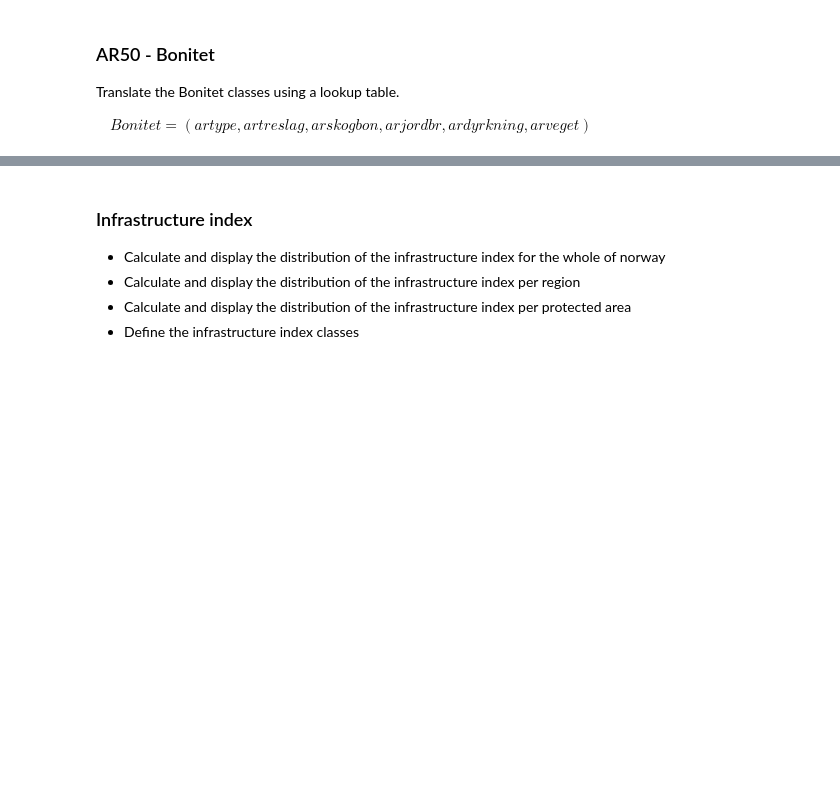
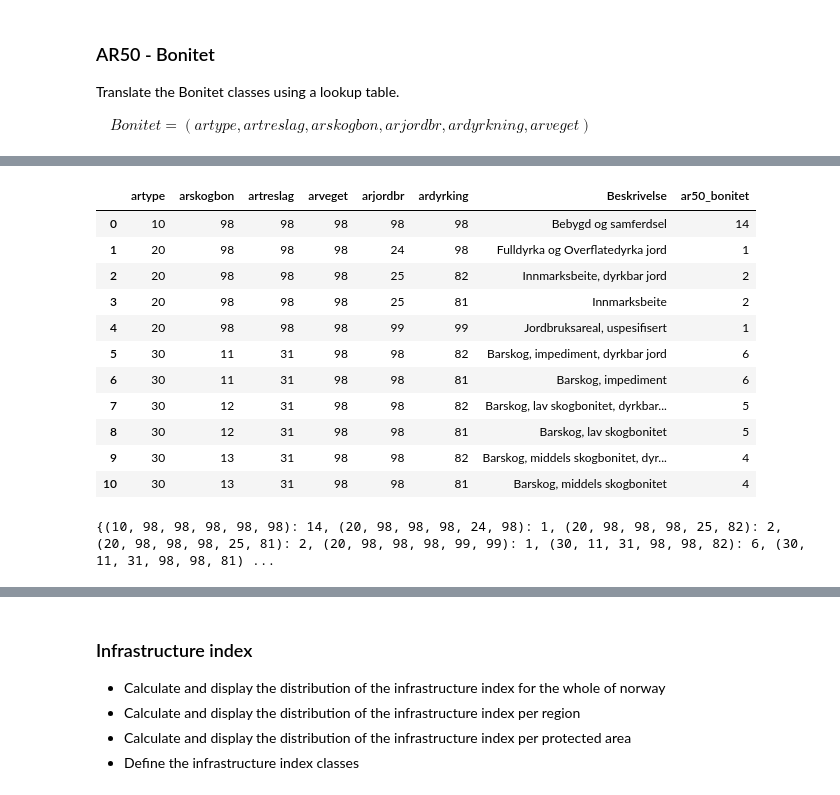
Before and after one commit to ac-willeke/pygdal-geo-engineer, a Jupyter notebook: notebooks/2024.01_conservation_and_preservation.ipynb, the cells around one changed output, grey strips where cells are left out. Cells and saved outputs as stored; diff of their text form; code cells hidden in the pictures; blank space fills up the shorter version.

Commit message:
update: lookup table functions

```diff
--- a/notebooks/2024.01_conservation_and_preservation.ipynb
+++ b/notebooks/2024.01_conservation_and_preservation.ipynb
@@ -206,48 +260,47 @@ print_layer_schema(lyr)
 # %%
 # lookup table
 lookup_csv = os.path.join(data_path, "AR50_bonitet_lookup.csv")
 lookup_df = pd.read_csv(lookup_csv)
 
 # rename cols to correspond with AR50 lyr
 lookup_df.rename(
     columns={
         "ARTYPE kode": "artype",
         "ARTRESLAG kode": "artreslag",
         "ARSKOGBON kode": "arskogbon",
         "ARJORDBR kode": "arjordbr",
         "ARDYRKING kode": "ardyrking",
         "ARVEGET kode": "arveget",
         "Bonitet kode": "ar50_bonitet",
     },
     inplace=True,
 )
 
-# create lookup dict
-keys = (
-    "artype",
-    "artreslag",
-    "arskogbon",
-    "arjordbr",
-    "ardyrkning",
-    "arveget"
-    )
+# reorder cols to correspond with AR50 lyr
+lookup_df = lookup_df[
+    [
+        "artype",
+        "arskogbon",
+        "artreslag",
+        "arveget",
+        "arjordbr",
+        "ardyrking",
+        "Beskrivelse",
+        "ar50_bonitet",
+    ]
+]
 
-value= "ar50_bonitet"
-
-lookup_dict = create_lookup_dict(
-    lookup_df,
-    keys=keys,
-    value=value
-)
-
-# lookup bonitet value
-lookup_value(
-    lyr,
-    lookup_dict,
-    keys=keys,
-    value=value
-)
-
-# close OGR object
-ds = None
-print("Finished looking up Bonitet.")
+display(lookup_df.head(11))
+# %% [output]
+|  | artype | arskogbon | artreslag | arveget | arjordbr | ardyrking | Beskrivelse | ar50_bonitet |
+| 0 | 10 | 98 | 98 | 98 | 98 | 98 | Bebygd og samferdsel | 14 |
+| 1 | 20 | 98 | 98 | 98 | 24 | 98 | Fulldyrka og Overflatedyrka jord | 1 |
+| 2 | 20 | 98 | 98 | 98 | 25 | 82 | Innmarksbeite, dyrkbar jord | 2 |
+| 3 | 20 | 98 | 98 | 98 | 25 | 81 | Innmarksbeite | 2 |
+| 4 | 20 | 98 | 98 | 98 | 99 | 99 | Jordbruksareal, uspesifisert | 1 |
+| 5 | 30 | 11 | 31 | 98 | 98 | 82 | Barskog, impediment, dyrkbar jord | 6 |
+| 6 | 30 | 11 | 31 | 98 | 98 | 81 | Barskog, impediment | 6 |
+| 7 | 30 | 12 | 31 | 98 | 98 | 82 | Barskog, lav skogbonitet, dyrkbar... | 5 |
+| 8 | 30 | 12 | 31 | 98 | 98 | 81 | Barskog, lav skogbonitet | 5 |
+| 9 | 30 | 13 | 31 | 98 | 98 | 82 | Barskog, middels skogbonitet, dyr... | 4 |
+| 10 | 30 | 13 | 31 | 98 | 98 | 81 | Barskog, middels skogbonitet | 4 |
@@ -260,0 +307,24 @@ print("Finished looking up Bonitet.")
+# %%
+# create lookup dict
+# keys must be in same order as gpkg lyr fields
+keys = (
+    "artype",
+    "arskogbon",
+    "artreslag",
+    "arveget",
+    "arjordbr",
+    "ardyrking",
+    )
+
+value= "ar50_bonitet"
+
+lookup_dict = create_lookup_dict(
+    lookup_df,
+    keys=keys,
+    value=value
+)
+
+# print first two entries of dict
+print({k: lookup_dict[k] for k in list(lookup_dict)[:11]})
+# %% [output]
+{(10, 98, 98, 98, 98, 98): 14, (20, 98, 98, 98, 24, 98): 1, (20, 98, 98, 98, 25, 82): 2, (20, 98, 98, 98, 25, 81): 2, (20, 98, 98, 98, 99, 99): 1, (30, 11, 31, 98, 98, 82): 6, (30, 11, 31, 98, 98, 81) ...
```
Also changed, not shown: parts of 14 cells of this notebook, 1 other file.
